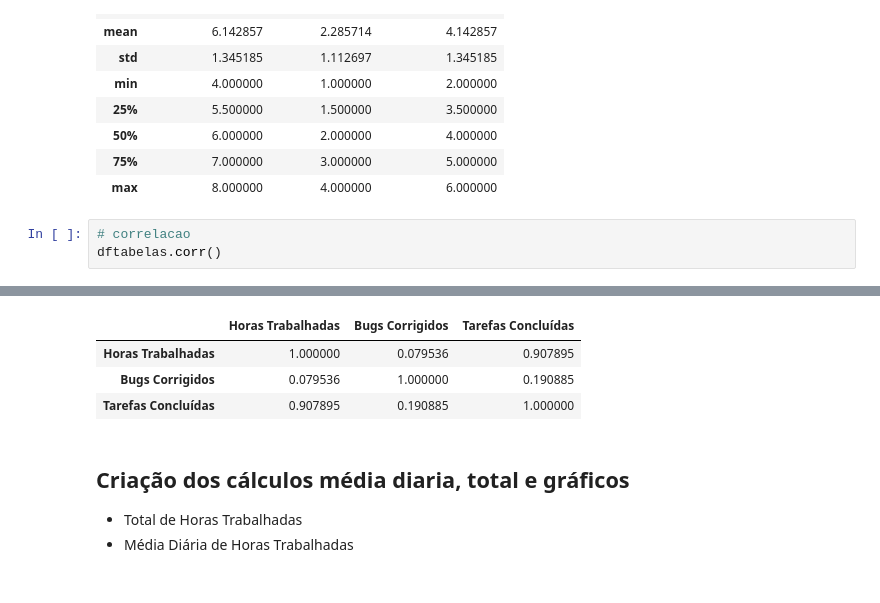
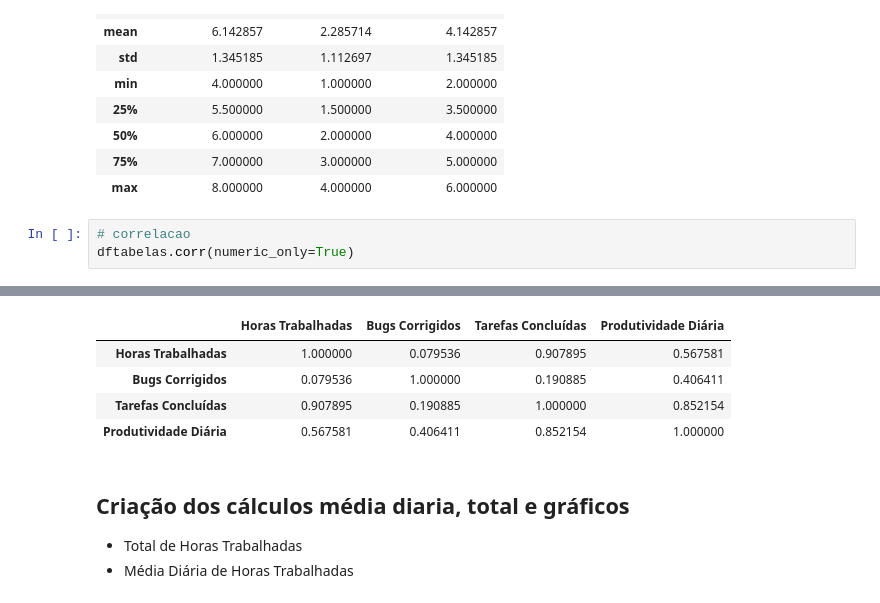
Before and after one commit to Fernando-cfs/projetomodulo4, a Jupyter notebook: individualmodulo4.ipynb, the cells around one changed output, grey strips where cells are left out. Saved outputs shown, nothing was run; the diff lists cells and outputs as text.

Commit message:
especificando o parametro numeric_only

```diff
--- a/individualmodulo4.ipynb
+++ b/individualmodulo4.ipynb
@@ -53,5 +53,5 @@ dftabelas.describe()
 | max | 8.000000 | 4.000000 | 6.000000 |
 # %%
 # correlacao
-dftabelas.corr()
+dftabelas.corr(numeric_only=True)
 # %% [output]
@@ -59,7 +58,8 @@ The default value of numeric_only in DataFrame.corr is deprecated. In a future v
-|  | Horas Trabalhadas | Bugs Corrigidos | Tarefas Concluídas |
-| Horas Trabalhadas | 1.000000 | 0.079536 | 0.907895 |
-| Bugs Corrigidos | 0.079536 | 1.000000 | 0.190885 |
-| Tarefas Concluídas | 0.907895 | 0.190885 | 1.000000 |
+|  | Horas Trabalhadas | Bugs Corrigidos | Tarefas Concluídas | Produtividade Diária |
+| Horas Trabalhadas | 1.000000 | 0.079536 | 0.907895 | 0.567581 |
+| Bugs Corrigidos | 0.079536 | 1.000000 | 0.190885 | 0.406411 |
+| Tarefas Concluídas | 0.907895 | 0.190885 | 1.000000 | 0.852154 |
+| Produtividade Diária | 0.567581 | 0.406411 | 0.852154 | 1.000000 |
 # %% [markdown]
 ## Criação dos cálculos média diaria, total e gráficos
 
```
Also changed, not shown: parts of 1 cell of this notebook.
